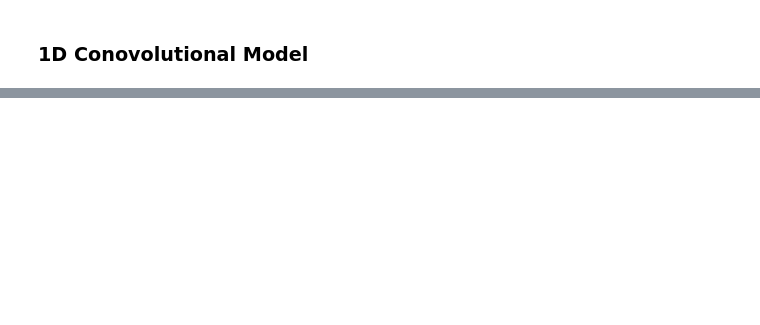
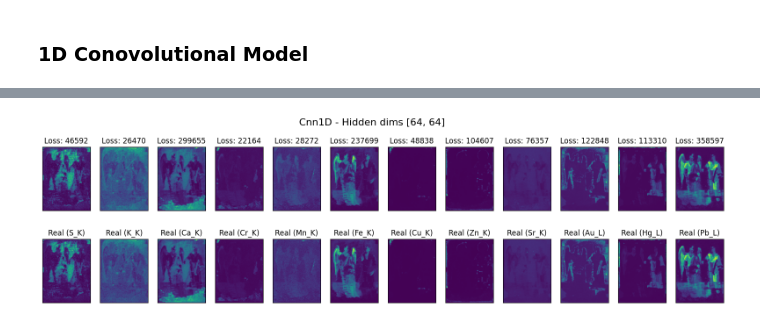
Before and after one commit to igeor/Elemental-Distribution-Mapping-with-Deep-Learning-Methods, a Jupyter notebook: Elemental_Mapping.ipynb, the cells around one changed output, grey strips where cells are left out. Drawn from its saved outputs; the diff is of its cells as text; code cells hidden in the pictures; blank space fills up the shorter version.

```diff
--- a/Elemental_Mapping.ipynb
+++ b/Elemental_Mapping.ipynb
@@ -153,0 +233,3 @@ Text(0.5, 1.0, 'Weights values for each input feature')
+# %%
+# Load state dict
+cnn1d.load_state_dict(torch.load(f'./results/Elemental_Mapping/cnn1d_{cnn1d.hidden_dims}_best.pt'))
@@ -153,0 +238,20 @@ Text(0.5, 1.0, 'Weights values for each input feature')
+# %%
+testset = Pixel2PixelDataset(
+    '/home/igeor/MSC-THESIS/data/h5',
+    image_names=test_images,
+    sample_step = 1,
+    device='cuda',
+    band_range=(80, 2128),
+    target_elems=['S_K','K_K','Ca_K','Cr_K','Mn_K','Fe_K','Cu_K','Zn_K','Sr_K','Au_L','Hg_L','Pb_L'])
+
+test_loader = torch.utils.data.DataLoader(testset, batch_size=1, shuffle=False)
+# %%
+from utils import open_target_image
+real = open_target_image(f'/home/igeor/MSC-THESIS/data/h5/elem_maps/{test_images[0]}.dat')
+h, w, _ = real.shape
+real = torch.tensor(real).to(device)
+# %%
+# Estimate the elemental map
+score, pred = cnn1d.eval(test_loader, criterion, device=device)
+pred = pred.reshape(h, w, len(testset.target_elems))
+print(f'Loss: {round(score, 4)}')
@@ -153,0 +260,24 @@ Text(0.5, 1.0, 'Weights values for each input feature')
+# %%
+# plot all 12 real and pred bands
+fig, axs = plt.subplots(2, 12, figsize=(20, 5))
+fig.suptitle('Cnn1D - Hidden dims [64, 64]', fontsize=16)
+
+for i in range(12):
+    i_pred = pred[:,:,i].cpu().detach()
+    i_real = real[:,:,i].cpu().detach()
+
+    loss = criterion(i_pred, i_real)
+
+    axs[0, i].set_title(f'Loss: {round(loss.item())}')
+    axs[1, i].set_title(f'Real ({testset.target_elems[i]})')
+
+    axs[0, i].imshow(i_pred.numpy())
+    axs[1, i].imshow(i_real.numpy())
+
+    # set the ticks off
+    axs[0, i].set_xticks([])
+    axs[0, i].set_yticks([])
+    axs[1, i].set_xticks([])
+    axs[1, i].set_yticks([])
+# %% [output]
+[figure, added]
```
Also changed, not shown: parts of 13 cells of this notebook.
